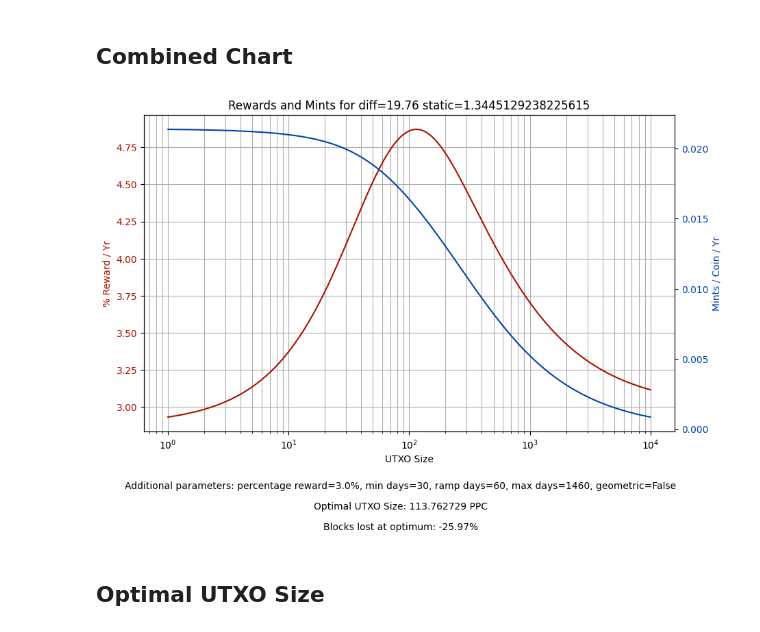
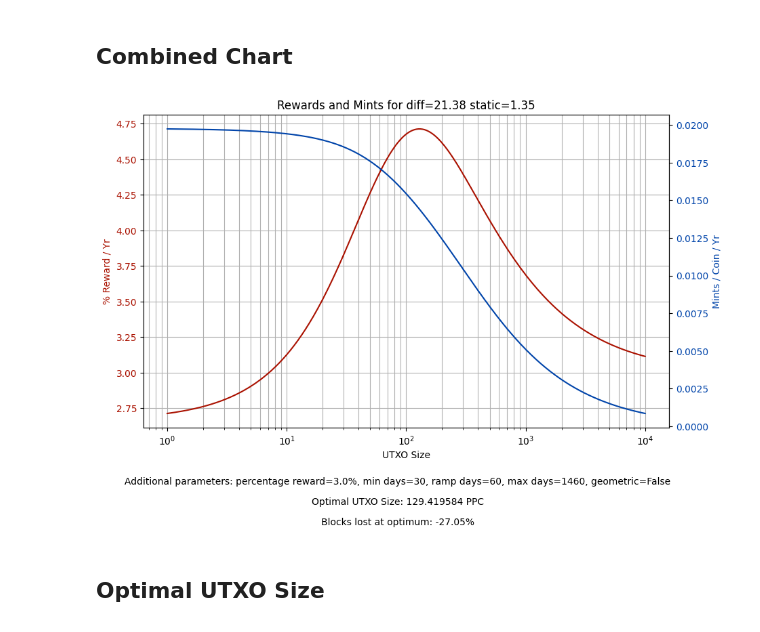
Before and after one commit to Nagalim/OptimumPeercoinUTXO, a Jupyter notebook: OptimumUTXO.ipynb, the cells around one changed output. Saved outputs shown, nothing was run; the diff lists cells and outputs as text; code cells hidden in the pictures.

Commit message:
SecurityDefinitions

```diff
--- a/OptimumUTXO.ipynb
+++ b/OptimumUTXO.ipynb
@@ -61,0 +78,5 @@ else:
+# %%
+# Make all sorts of assumptions about things like 1/(1+x) where x is small
+def linearinvgeo(secure):
+    inverseunorm = SECDAY*((MAX_DAYS-MIN_PROB_DAYS-RAMP_UP/2))*secure*SUPPLY*365/(MAX_DAYS*BLOCKYEAR)
+    return inverseunorm
@@ -62,18 +103,28 @@ else:
 # %%
-# 'scaled difficulty' is a tag to turn off security parameter definitions.
-# it is recommended that you leave this on unless you are modeling transient forking behavior.
-# If you would prefer to just define security parameter directly and ignore the concept of difficulty:
-#   you can turn off 'scaled difficulty' and use the difficulty in place of the unormsecure parameter.
-SCALEDDIFFICULTY=True
-# Calculate Unnormalized Security Parameter
-if SCALEDDIFFICULTY:
+# Security definitions scale the difficulty in 3 different ways (suggested setting: 1)
+# 0: Override the difficulty and use the security parameter definition instead
+# 1: Scale the Difficulty to current concepts of blockchain protocol
+# 2: Provide an unnormalized security number directly.
+
+SECURITYDEFINITIONS = 0
+
+if SECURITYDEFINITIONS==0:
+
+    SECURITY = 0.09398647707361477
+
+    UNORMSECURE=linearinvgeo(SECURITY)
+    # 60 is rampup, 600 is blocktime normalization
+    DIFF=UNORMSECURE*60*600/2**32/BLOCKTIME
+    print("Approximate Implied Difficulty = %2.2f"%(DIFF))
+elif SECURITYDEFINITIONS==1:
     UNORMSECURE = 2**32 * DIFF * (BLOCKTIME/600) / 60
-else:
+    # Approximate probability of Dust minting with a geometric series
+    GeomApprox = ((1-(DUST / UNORMSECURE))**SECDAY)**(MAX_DAYS-MIN_PROB_DAYS-RAMP_UP/2)
+    # Properly scale approximation of averagemints output for dust to mints/coin/year
+    SECURENORM = 365*(1-GeomApprox)/(MAX_DAYS*GeomApprox)/DUST
+    # Approximation of security level, but can be used as a feed-in, hence 'security parameter' rather than 'level'
+    SECURITY = BLOCKYEAR / (SECURENORM * SUPPLY)
+    print("Approximate Security Parameter = %2.2f%%"%(100*SECURITY))
+elif SECURITYDEFINITIONS==2:
     UNORMSECURE = DIFF
-#TODO: More thorough, real-chain grounded definition of security parameter
-GeomApprox = ((1-(DUST / UNORMSECURE))**SECDAY)**(MAX_DAYS-MIN_PROB_DAYS-RAMP_UP/2)
-SECURENORM = (1-GeomApprox)/(MAX_DAYS*GeomApprox)/0.01*365
-SECURITY = 100 * BLOCKYEAR / (SECURENORM * SUPPLY)
-print("Approximate Security Parameter = %2.2f%%"%(SECURITY))
-#TODO: Feed Accurate Security Parameter back into normalized security definition
 # %% [output]
@@ -220,30 +271,30 @@ Security Level = 8.68%
 ## Combined Chart
 # %%
 fig, rewardAx = plt.subplots(figsize=(10, 6))
-rewardAx.set_title(f"Rewards and Mints for diff={DIFF} static={STATIC}")
+rewardAx.set_title("Rewards and Mints for diff=%2.2f static=%1.2f"%(DIFF,STATIC))
 rewardAx.set_xlabel("UTXO Size")
 
 colour = "#A10"
 rewardAx.plot(sizes, rewardForSizes, color=colour)
 rewardAx.tick_params(axis ='y', labelcolor=colour)
 rewardAx.set_ylabel("% Reward / Yr", color=colour)
 
 mintsAx = rewardAx.twinx()
 colour = "#04A"
 mintsAx.plot(sizes, mintsForSizes, color=colour)
 mintsAx.tick_params(axis ='y', labelcolor=colour)
 mintsAx.set_ylabel("Mints / Coin / Yr", color=colour)
 
 addFigText(sizes[rewardForSizes.argmax()])
 
 blockLoss = (1 - mintsForSizes[rewardForSizes.argmax()] / mintsForSizes.max())*100
 plt.figtext(0.5, -0.13, f"Blocks lost at optimum: -{blockLoss:.2f}%", ha="center", fontsize=10)
 
 plt.xscale("log")
 rewardAx.grid(which="both")
 plt.show()
 # %% [output]
-[figure, old version]
+[figure, new version]
 # %% [markdown]
 ## Optimal UTXO Size
 # %%
```
Also changed, not shown: parts of 20 cells of this notebook.
